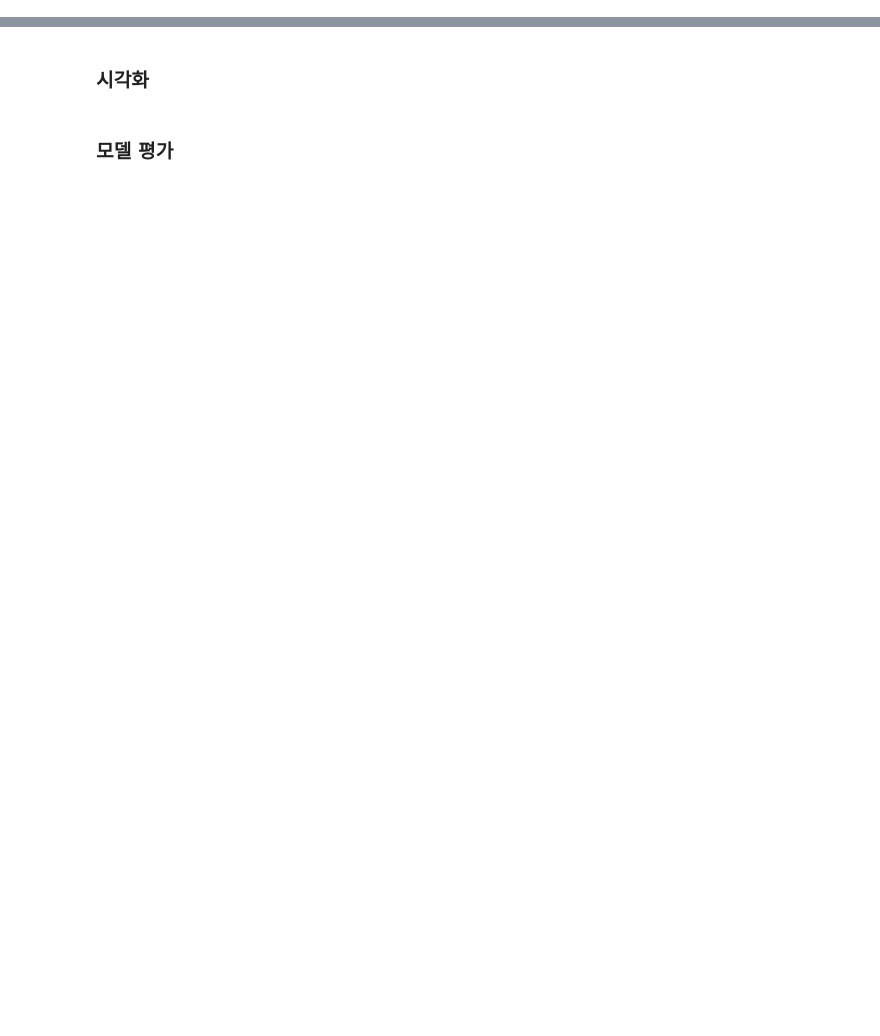
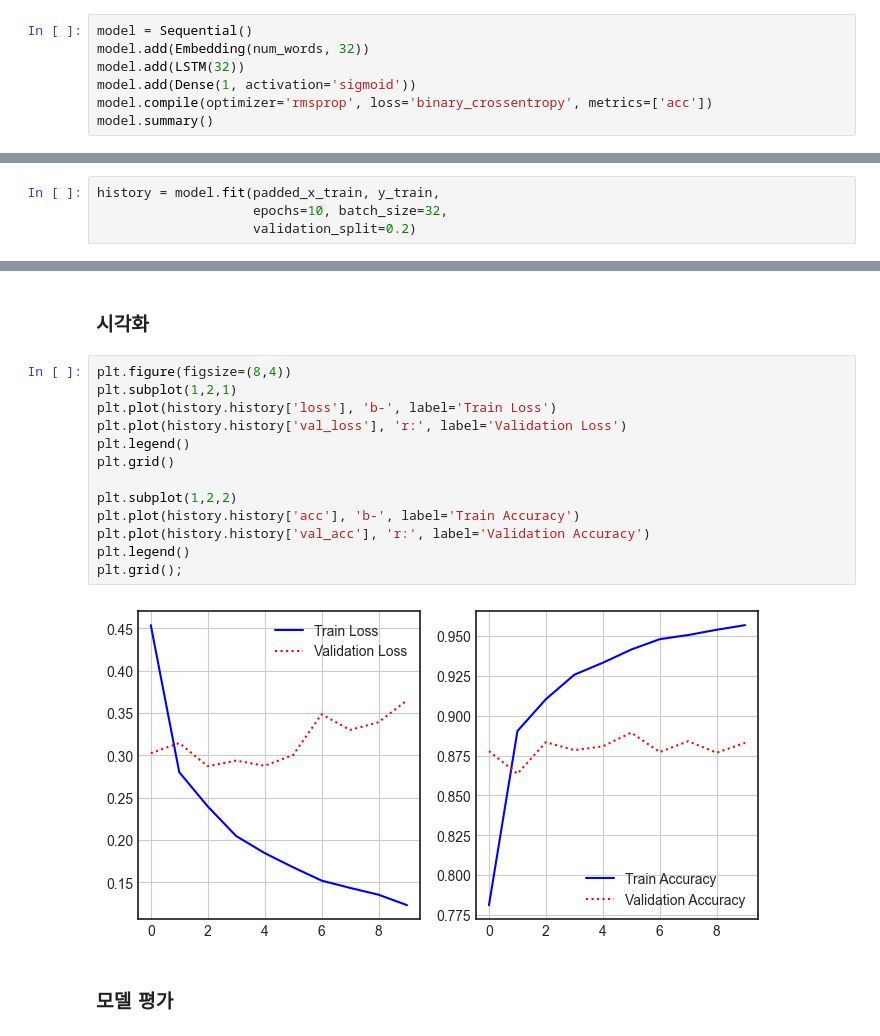
Before and after one commit to jo-cho/nlp_study, a Jupyter notebook: Notebooks/_08_순환_신경망(Recurrent_Neural_Network).ipynb, the cells around one changed output, grey strips where cells are left out. Cells and saved outputs as stored; diff of their text form; blank space fills up the shorter version.

```diff
--- a/Notebooks/_08_순환_신경망(Recurrent_Neural_Network).ipynb
+++ b/Notebooks/_08_순환_신경망(Recurrent_Neural_Network).ipynb
@@ -146,0 +353,7 @@ $\qquad h_t = tanh ( \ h_{t-1} W_h \ + \ x_t W_x + b) $
+# %%
+model = Sequential()
+model.add(Embedding(num_words, 32))
+model.add(LSTM(32))
+model.add(Dense(1, activation='sigmoid'))
+model.compile(optimizer='rmsprop', loss='binary_crossentropy', metrics=['acc'])
+model.summary()
@@ -147,2 +376,6 @@ $\qquad h_t = tanh ( \ h_{t-1} W_h \ + \ x_t W_x + b) $
 # %% [markdown]
 ### 모델 학습
+# %%
+history = model.fit(padded_x_train, y_train,
+                    epochs=10, batch_size=32,
+                    validation_split=0.2)
@@ -149,4 +403,19 @@ $\qquad h_t = tanh ( \ h_{t-1} W_h \ + \ x_t W_x + b) $
 # %% [markdown]
 ### 시각화
+# %%
+plt.figure(figsize=(8,4))
+plt.subplot(1,2,1)
+plt.plot(history.history['loss'], 'b-', label='Train Loss')
+plt.plot(history.history['val_loss'], 'r:', label='Validation Loss')
+plt.legend()
+plt.grid()
+
+plt.subplot(1,2,2)
+plt.plot(history.history['acc'], 'b-', label='Train Accuracy')
+plt.plot(history.history['val_acc'], 'r:', label='Validation Accuracy')
+plt.legend()
+plt.grid();
+# %% [output]
+[figure, added]
 # %% [markdown]
 ### 모델 평가
```
Also changed, not shown: parts of 34 cells of this notebook.
